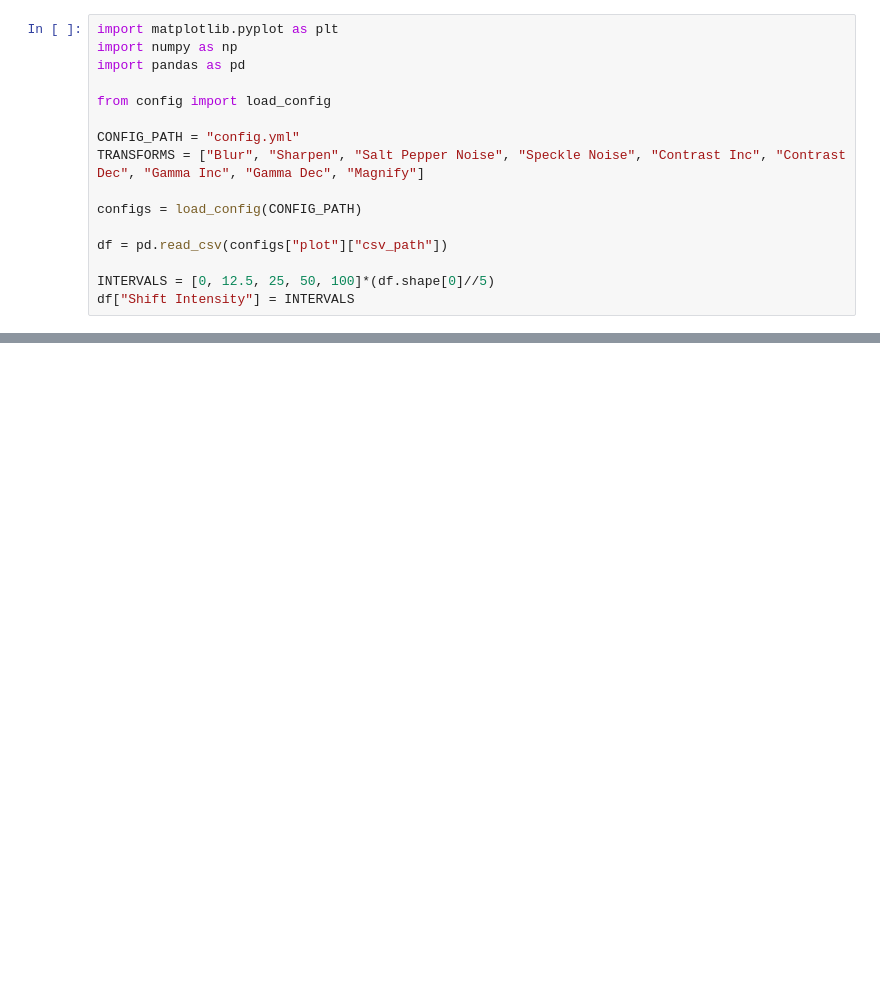
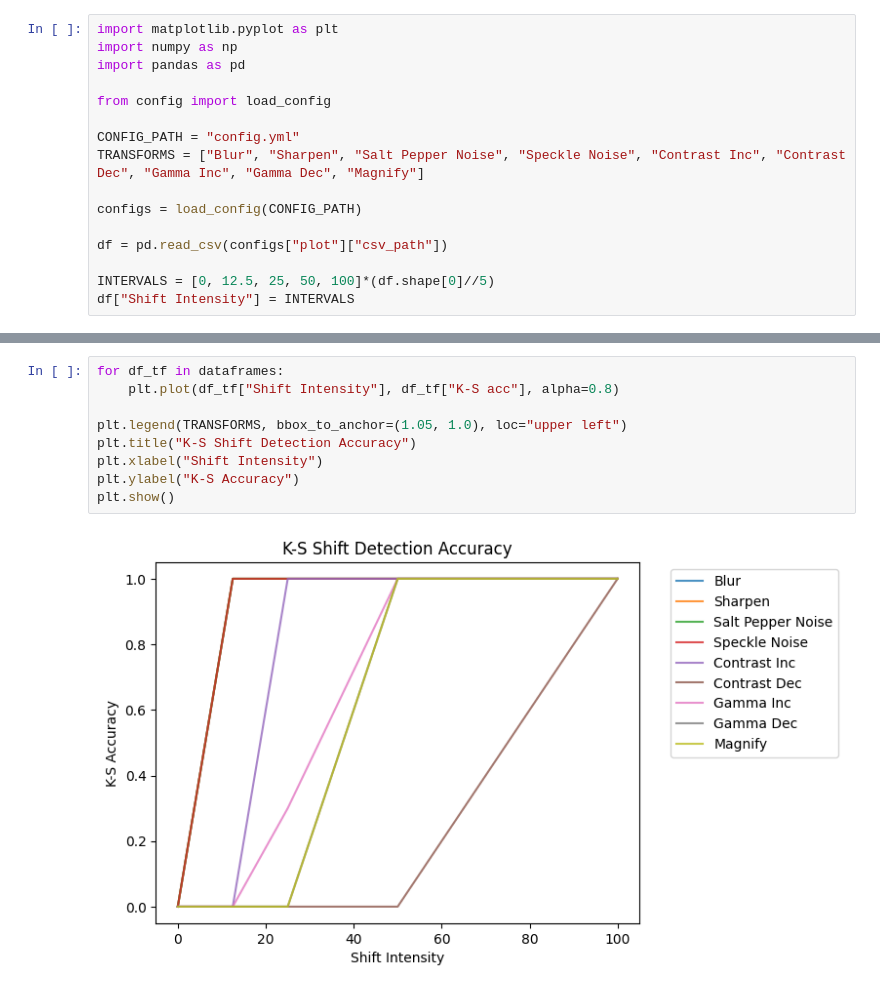
Before and after one commit to leeping-ng/med-img-monitoring, a Jupyter notebook: src/results.ipynb, the cells around one changed output, grey strips where cells are left out. Drawn from its saved outputs; the diff is of its cells as text; blank space fills up the shorter version.

```diff
--- a/src/results.ipynb
+++ b/src/results.ipynb
@@ -48,0 +61,11 @@ plt.show()
+# %%
+for df_tf in dataframes:
+    plt.plot(df_tf["Shift Intensity"], df_tf["K-S acc"], alpha=0.8)
+
+plt.legend(TRANSFORMS, bbox_to_anchor=(1.05, 1.0), loc="upper left")
+plt.title("K-S Shift Detection Accuracy")
+plt.xlabel("Shift Intensity")
+plt.ylabel("K-S Accuracy")
+plt.show()
+# %% [output]
+[figure, added]
```
Also changed, not shown: parts of 8 cells of this notebook, 2 other files.
